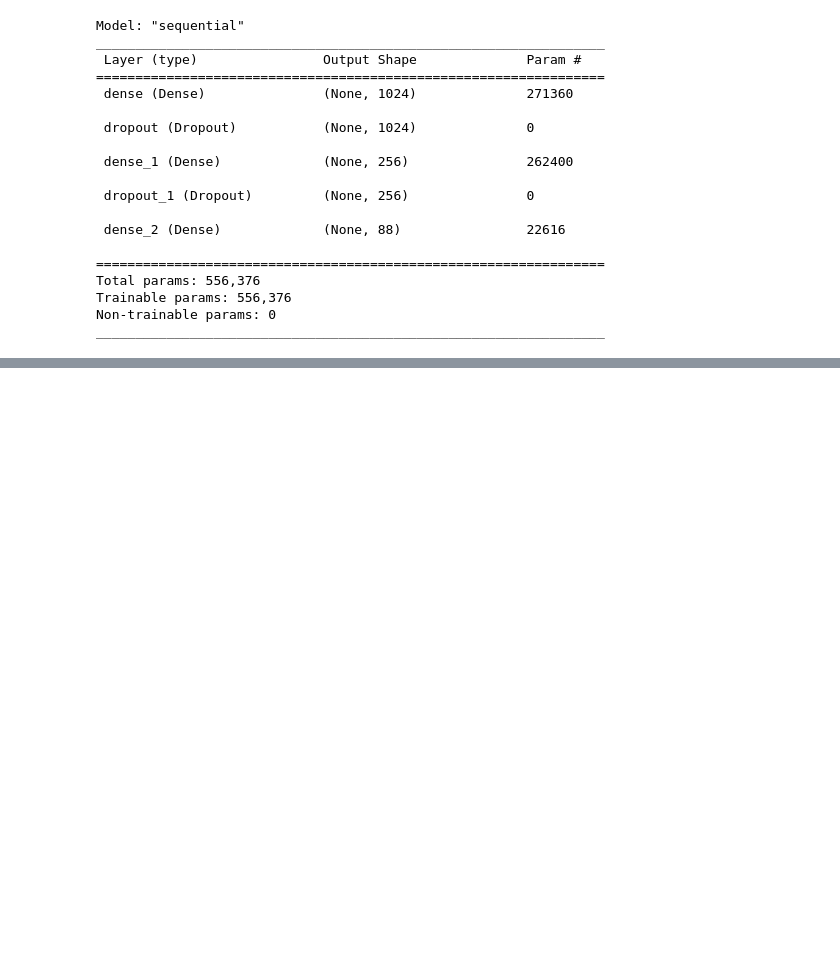
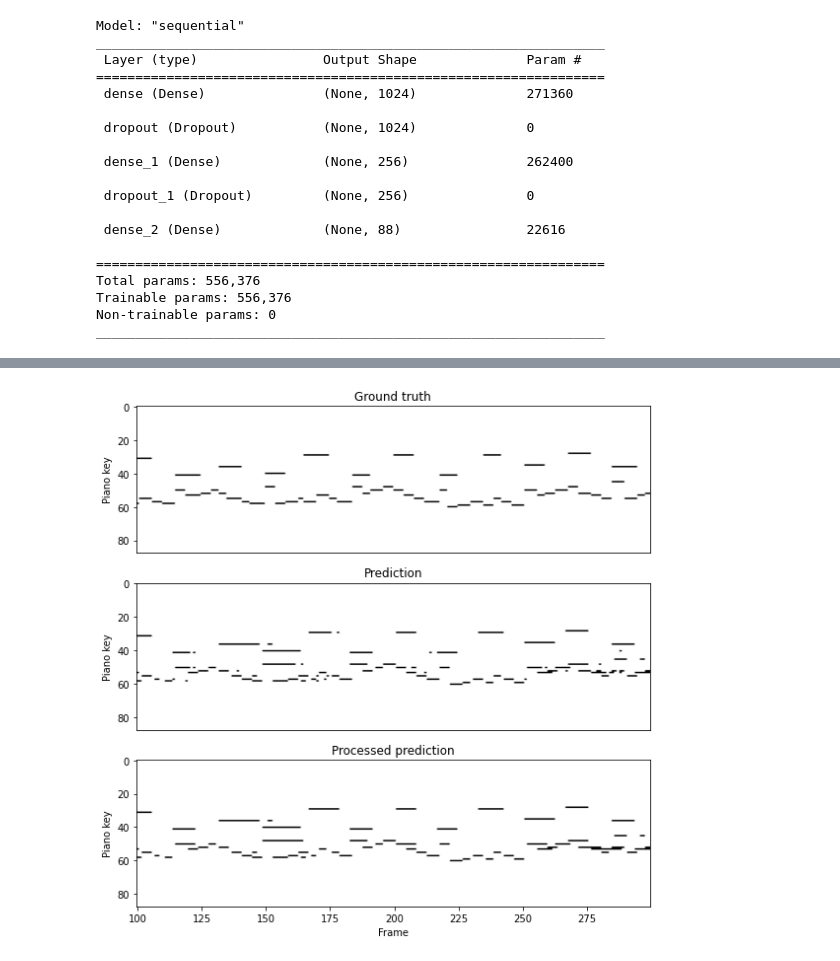
Before and after one commit to zoilo-nl/MML, a Jupyter notebook: Predictor.ipynb, the cells around one changed output, grey strips where cells are left out. Saved outputs shown, nothing was run; the diff lists cells and outputs as text; code cells hidden in the pictures; blank space fills up the shorter version.

```diff
--- a/Predictor.ipynb
+++ b/Predictor.ipynb
@@ -172,3 +164,29 @@ np.save(filename+"_prediction", prediction)
+# %%
+processed_prediction = post_process(prediction,2,3)
+start_frame = 100
+end_frame = 300
+
+fig, (ax1, ax2, ax3) = plt.subplots(nrows=3, ncols=1, figsize=(8,8))
+
+ax1.imshow(ground_truth[:,start_frame:end_frame],cmap='Greys',aspect='auto')
+ax1.set_title('Ground truth')
+ax1.set_ylabel('Piano key')
+ax1.axes.xaxis.set_visible(False)
+
+ax2.imshow(prediction[:,start_frame:end_frame],cmap='Greys',aspect='auto')
+ax2.set_title('Prediction')
+ax2.set_ylabel('Piano key')
+ax2.axes.xaxis.set_visible(False)
+
+ax3.imshow(processed_prediction[:,start_frame:end_frame],cmap='Greys',aspect='auto')
+ax3.set_title('Processed prediction')
+ax3.set_xlabel('Frame')
+ax3.set_ylabel('Piano key')
+ax3.axes.set_xticklabels([int(x+start_frame) for x in ax1.axes.get_xticks()])
+
+fig.tight_layout()
+# %% [output]
+[figure, added]
 # %%
 midi_pattern = data_to_midi(prediction)
 midi.write_midifile(filename+'_midi.mid', midi_pattern)
```
Also changed, not shown: parts of 10 cells of this notebook.
